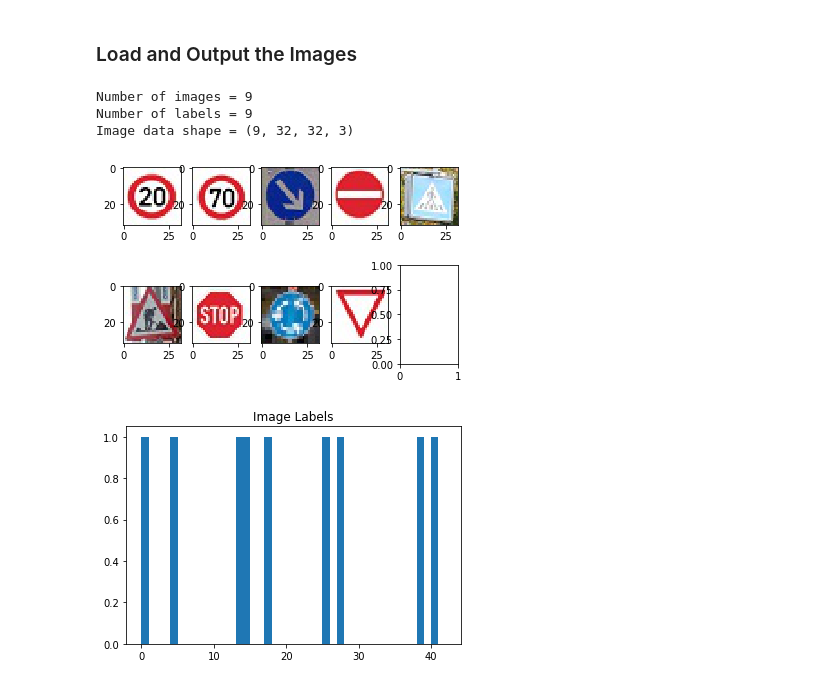
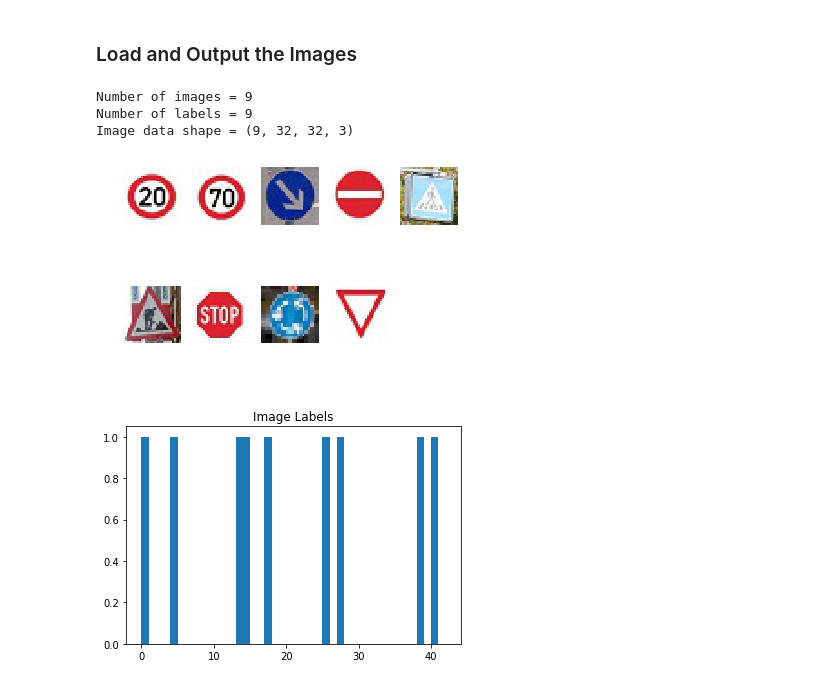
Before and after one commit to LachlanNXT/CarND-Traffic-Sign-Classifier-Project, a Jupyter notebook: Traffic_Sign_Classifier.ipynb, the cells around one changed output. Saved outputs shown, nothing was run; the diff lists cells and outputs as text; code cells hidden in the pictures.

```diff
--- a/Traffic_Sign_Classifier.ipynb
+++ b/Traffic_Sign_Classifier.ipynb
@@ -414,34 +414,44 @@ img6=mpimg.imread('./data/Ready/roadwork.jpg')
 img7=mpimg.imread('./data/Ready/stop.jpg')
 img8=mpimg.imread('./data/Ready/roundabout.jpg')
 img9=mpimg.imread('./data/Ready/yield.jpg')
 
 y_images = [0,4,38,17,27,25,14,40,13]
 X_images = np.stack((img1,img2,img3,img4,img5,img6,img7,img8,img9))
 
 fig, axs = plt.subplots(2, 5)
 axs[0,0].imshow(img1)
 axs[0,1].imshow(img2)
 axs[0,2].imshow(img3)
 axs[0,3].imshow(img4)
 axs[0,4].imshow(img5)
 axs[1,0].imshow(img6)
 axs[1,1].imshow(img7)
 axs[1,2].imshow(img8)
 axs[1,3].imshow(img9)
+axs[0,0].axis('off')
+axs[0,1].axis('off')
+axs[0,2].axis('off')
+axs[0,3].axis('off')
+axs[0,4].axis('off')
+axs[1,0].axis('off')
+axs[1,1].axis('off')
+axs[1,2].axis('off')
+axs[1,3].axis('off')
+axs[1,4].axis('off')
 fig.savefig('Extrapics.png', bbox_inches='tight')
 
 n_images = len(X_images)
 n_labels = len(y_images)
 images_shape = X_images.shape
 print("Number of images =", n_images)
 print("Number of labels =", n_labels)
 print("Image data shape =", images_shape)
 assert(n_images==n_labels)
 # %% [output]
 Number of images = 9
 Number of labels = 9
 Image data shape = (9, 32, 32, 3)
-[figure, old version]
+[figure, new version]
 # %%
 plt.hist(y_images,bin_edges)
 plt.title("Image Labels")
```
Also changed, not shown: 1 other file.
